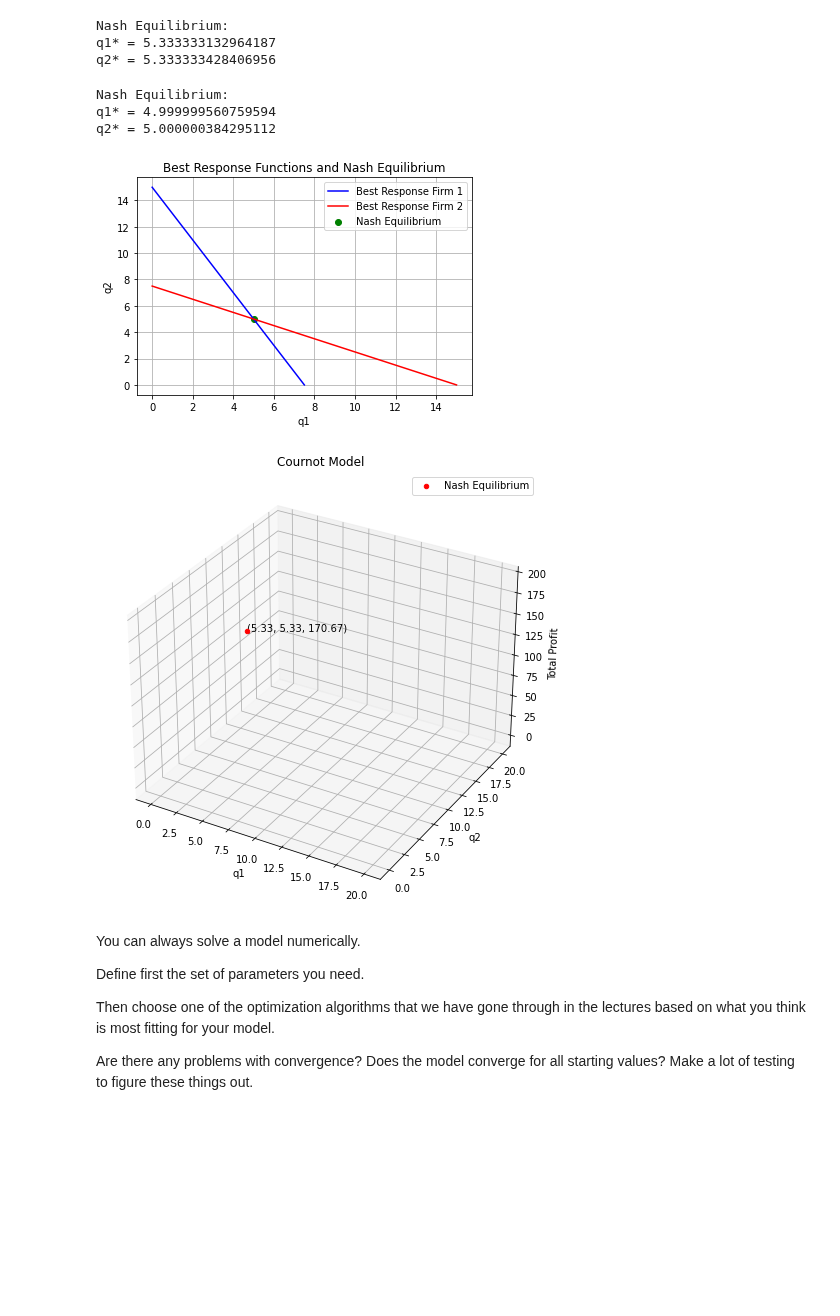
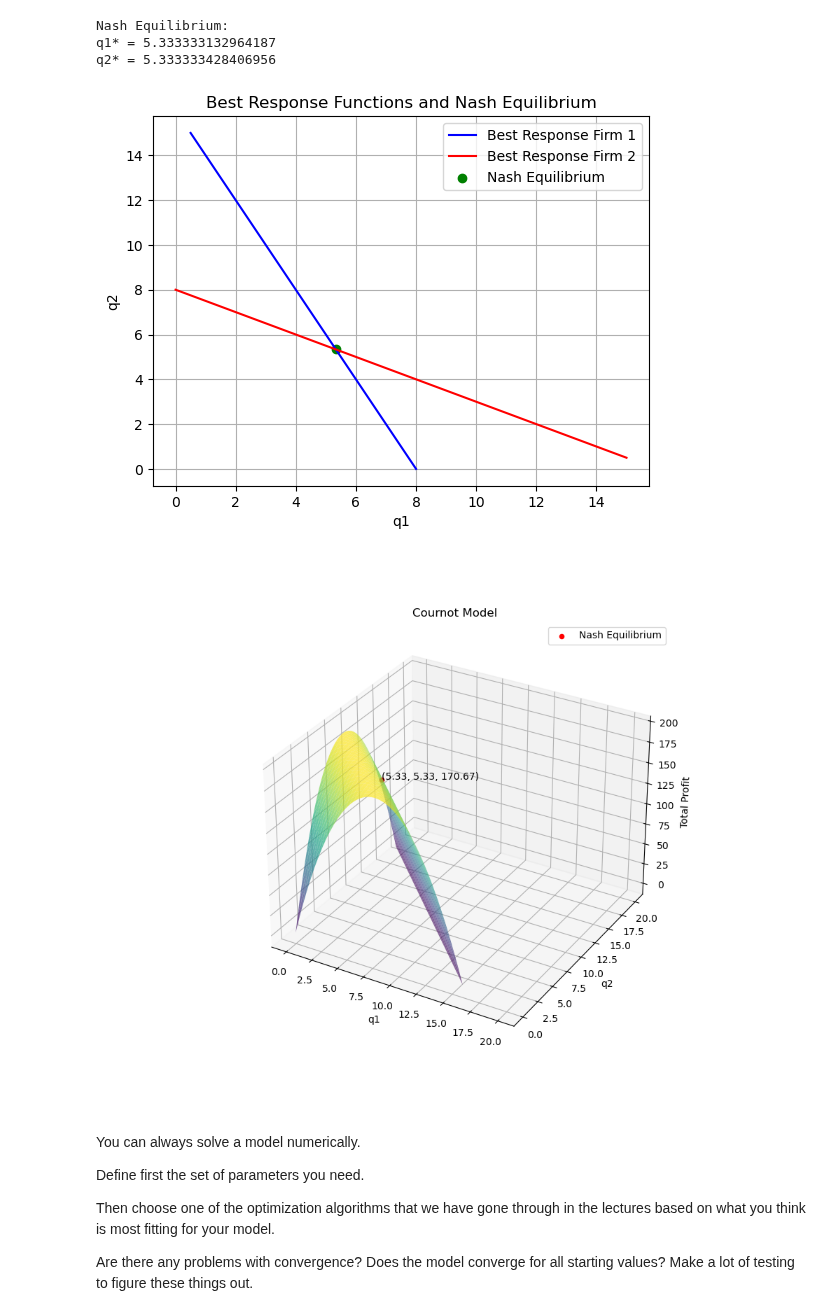
Before and after one commit to NumEconCopenhagen/projects-2024-emil-og-simon, a Jupyter notebook: modelproject/modelproject.ipynb, the cells around one changed output. Drawn from its saved outputs; the diff is of its cells as text; code cells hidden in the pictures; blank space fills up the shorter version.

```diff
--- a/modelproject/modelproject.ipynb
+++ b/modelproject/modelproject.ipynb
@@ -186,76 +188,33 @@ Nash Equilibrium:
 q1* = 5.333333132964187
 q2* = 5.333333428406956
 # %%
-def profit_1_num(a, b, q1, q2, mc):
-    return (a - b * q1 - b * q2 - mc) * q1
-
-def BR1(q2, a, b, mc):
-    sol_BR1 = optimize.minimize(lambda q: -profit_1_num(a, b, q, q2, mc), x0=0.1, bounds=[(0, None)])
-    return sol_BR1.x[0]
-
-def profit_2_num(a, b, q1, q2, mc):
-    return (a - b * q1 - b * q2 - mc) * q2
-
-def BR2(q1, a, b, mc):
-    sol_BR2 = optimize.minimize(lambda q: -profit_2_num(a, b, q1, q, mc), x0=0.1, bounds=[(0, None)])
-    return sol_BR2.x[0]
-
-def H(q, a, b, mc):
-    q1, q2 = q
-    err1 = BR1(q2, a, b, mc) - q1
-    err2 = BR2(q1, a, b, mc) - q2
-    return [err1, err2]
-
-# Given parameters
-a = 50
-b = 3
-mc = 5
-
-# Solve for Nash equilibrium
-result = optimize.root(lambda q: H(q, a, b, mc), [0.1, 0.1])
-
-# Extract equilibrium quantities
-q_star = result.x
-q1_star, q2_star = q_star
-
-print("Nash Equilibrium:")
-print("q1* =", q1_star)
-print("q2* =", q2_star)
-
 # Define the range of q1 and q2 values
 q_values = np.linspace(0, 15, 100)  # Adjust the range for q_values
 
 # Calculate corresponding q1 values using the best response function for firm 1
 q1_values = [BR1(q2, a, b, mc) for q2 in q_values]
 
 # Calculate corresponding q2 values using the best response function for firm 2
 q2_values = [BR2(q1, a, b, mc) for q1 in q_values]
 
 # Plot the best response functions for both firms
 plt.plot(q1_values, q_values, label='Best Response Firm 1', color='blue')
 plt.plot(q_values, q2_values, label='Best Response Firm 2', color='red')
 
 # Plot the Nash Equilibrium point
 plt.scatter(q1_star, q2_star, color='green', label='Nash Equilibrium')
 
 plt.xlabel('q1')
 plt.ylabel('q2')
 plt.title('Best Response Functions and Nash Equilibrium')
 plt.legend()
 plt.grid(True)
 
 plt.show()
 # %% [output]
-Nash Equilibrium:
-q1* = 4.999999560759594
-q2* = 5.000000384295112
-[figure, old version]
+[figure, new version]
 # %%
-import numpy as np
-import matplotlib.pyplot as plt
-from mpl_toolkits.mplot3d import Axes3D
-from scipy import optimize
-import ipywidgets as widgets
+%matplotlib widget
 
 def total_profit(q, a, b, mc):
     q1, q2 = q
@@ -285,7 +244,7 @@ ax.text(q1_star, q2_star, profit_star, f'({q1_star:.2f}, {q2_star:.2f}, {profit_
 ax.legend()
 plt.show()
 # %% [output]
-[figure, old version]
+[figure, new version]
 # %% [markdown]
 You can always solve a model numerically.
 
```
Also changed, not shown: parts of 1 cell of this notebook.
